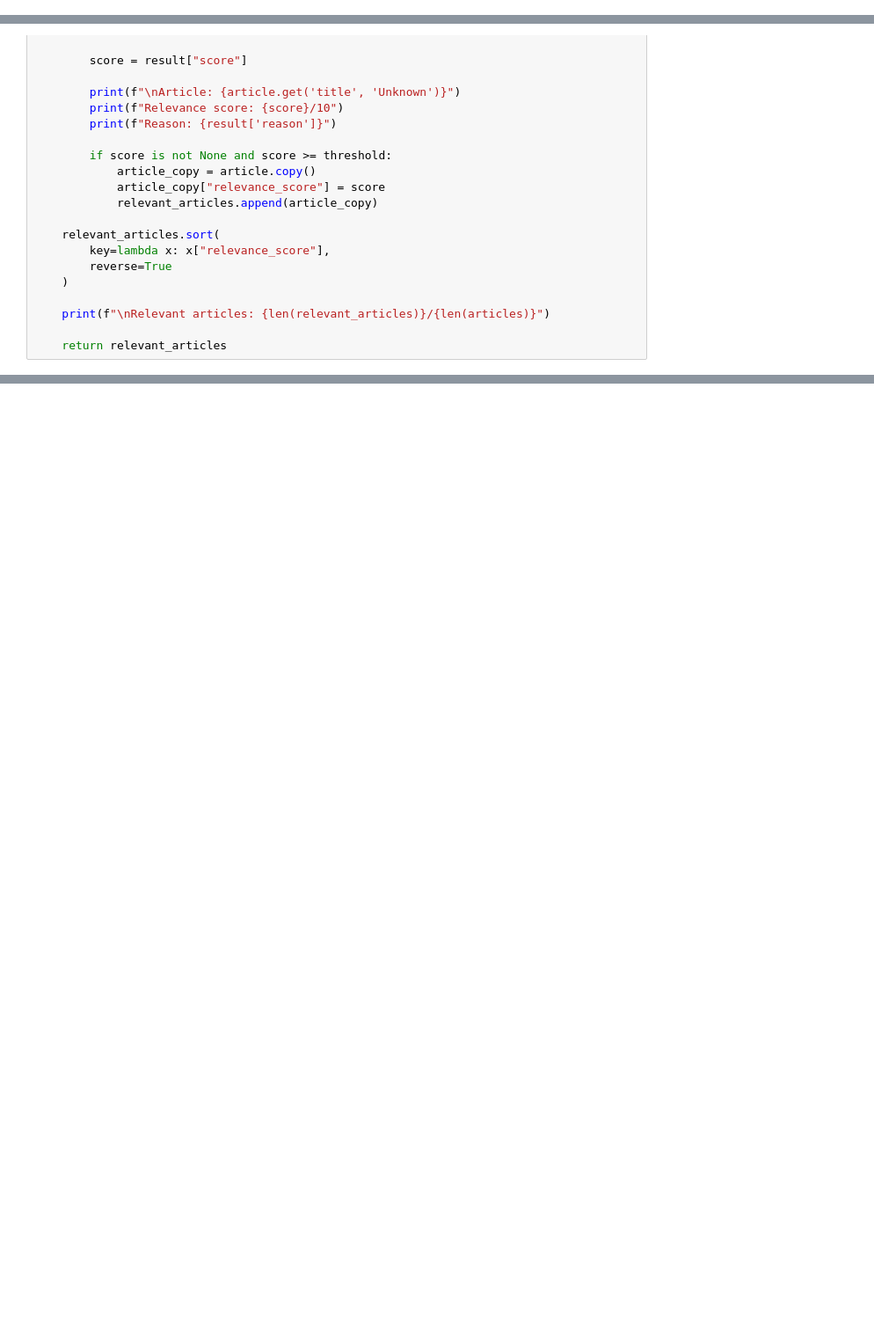
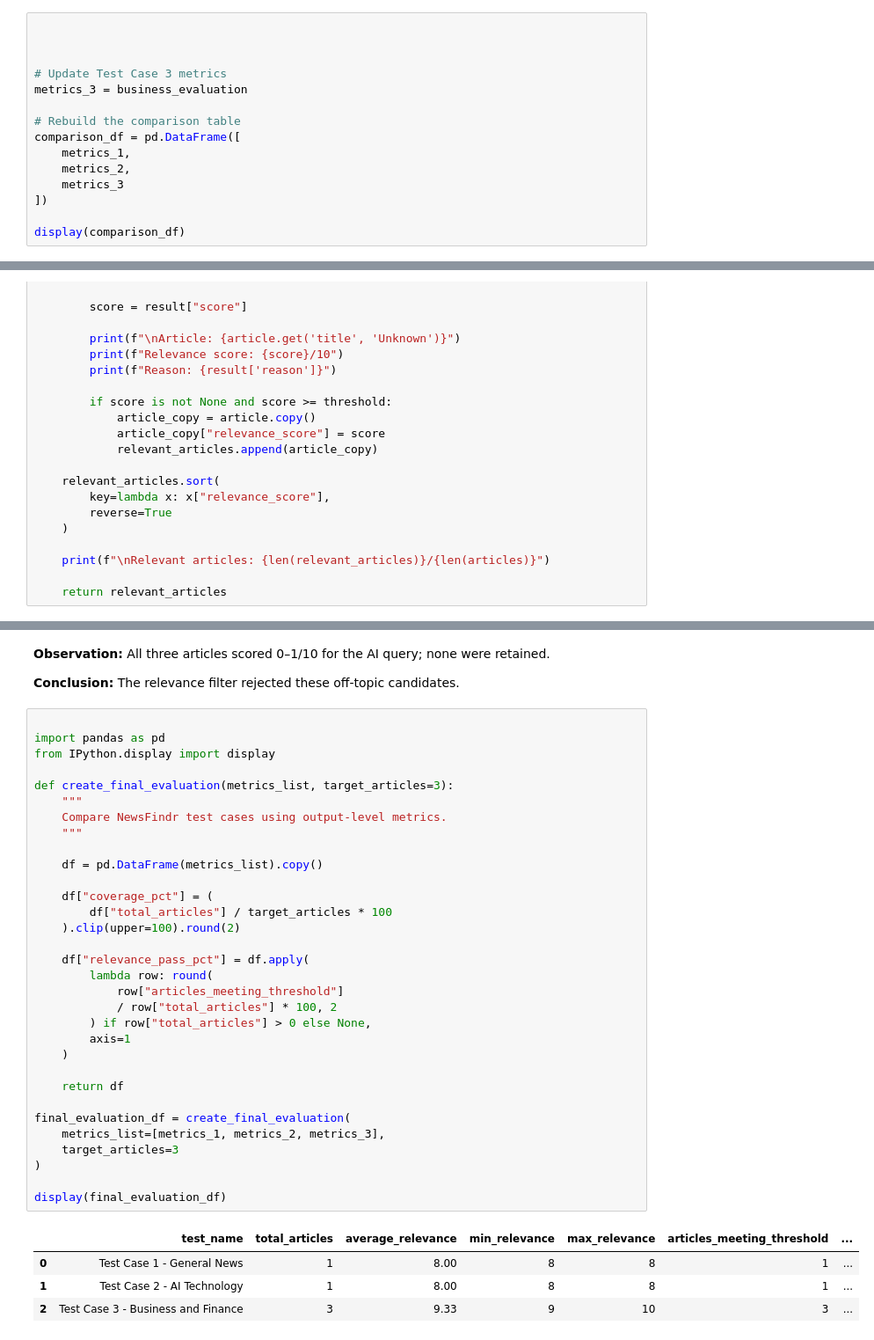
Before and after one commit to timayabi2020/newsfindr, a Jupyter notebook: NewsFindr.ipynb, the cells around one changed output, grey strips where cells are left out. Shown at 88% size. Drawn from its saved outputs; the diff is of its cells as text; blank space fills up the shorter version.

Commit message:
Finished evaluation metrics and conclusion

```diff
--- a/NewsFindr.ipynb
+++ b/NewsFindr.ipynb
@@ -1704,0 +1921,15 @@ display(evaluation_results)
+# %%
+
+
+
+# Update Test Case 3 metrics
+metrics_3 = business_evaluation
+
+# Rebuild the comparison table
+comparison_df = pd.DataFrame([
+    metrics_1,
+    metrics_2,
+    metrics_3
+])
+
+display(comparison_df)
@@ -1883,3 +2127,44 @@ Reason: The article discusses TomTom's financial results and guidance, which is
 Relevant articles: 0/3
 
 Articles retained:
+# %% [markdown]
+**Observation:** All three articles scored 0–1/10 for the AI query; none were retained.
+
+**Conclusion:** The relevance filter rejected these off-topic candidates.
+# %%
+
+import pandas as pd
+from IPython.display import display
+
+def create_final_evaluation(metrics_list, target_articles=3):
+    """
+    Compare NewsFindr test cases using output-level metrics.
+    """
+
+    df = pd.DataFrame(metrics_list).copy()
+
+    df["coverage_pct"] = (
+        df["total_articles"] / target_articles * 100
+    ).clip(upper=100).round(2)
+
+    df["relevance_pass_pct"] = df.apply(
+        lambda row: round(
+            row["articles_meeting_threshold"]
+            / row["total_articles"] * 100, 2
+        ) if row["total_articles"] > 0 else None,
+        axis=1
+    )
+
+    return df
+
+final_evaluation_df = create_final_evaluation(
+    metrics_list=[metrics_1, metrics_2, metrics_3],
+    target_articles=3
+)
+
+display(final_evaluation_df)
+# %% [output]
+|  | test_name | total_articles | average_relevance | min_relevance | max_relevance | articles_meeting_threshold | ... |
+| 0 | Test Case 1 - General News | 1 | 8.00 | 8 | 8 | 1 | ... |
+| 1 | Test Case 2 - AI Technology | 1 | 8.00 | 8 | 8 | 1 | ... |
+| 2 | Test Case 3 - Business and Finance | 3 | 9.33 | 9 | 10 | 3 | ... |
```
Also changed, not shown: parts of 46 cells of this notebook.
